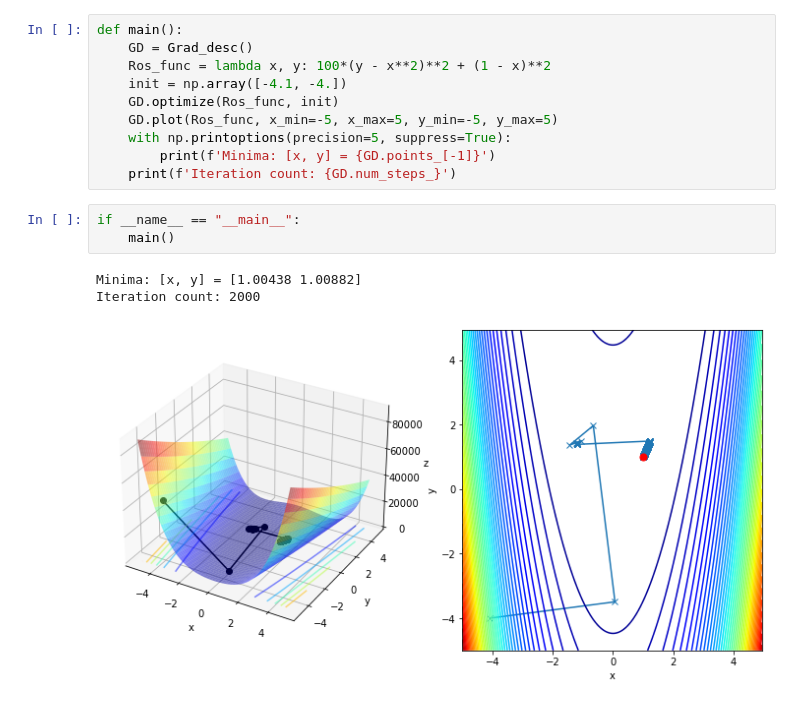
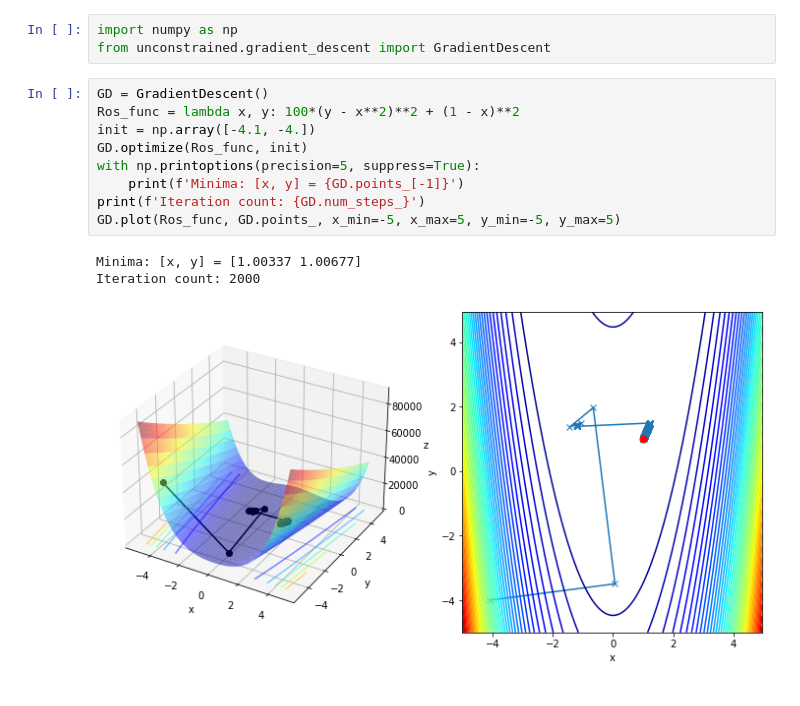
Before and after one commit to gittasche/Some-minimization-algorithms, a Jupyter notebook: GradientDescent.ipynb, the cells around one changed output. Cells and saved outputs as stored; diff of their text form.

```diff
--- a/GradientDescent.ipynb
+++ b/GradientDescent.ipynb
@@ -89,17 +1,16 @@ class Grad_desc(object):
+# %%
+import numpy as np
+from unconstrained.gradient_descent import GradientDescent
 # %%
-def main():
-    GD = Grad_desc()
-    Ros_func = lambda x, y: 100*(y - x**2)**2 + (1 - x)**2
-    init = np.array([-4.1, -4.])
-    GD.optimize(Ros_func, init)
-    GD.plot(Ros_func, x_min=-5, x_max=5, y_min=-5, y_max=5)
-    with np.printoptions(precision=5, suppress=True):
-        print(f'Minima: [x, y] = {GD.points_[-1]}')
-    print(f'Iteration count: {GD.num_steps_}')
+GD = GradientDescent()
+Ros_func = lambda x, y: 100*(y - x**2)**2 + (1 - x)**2
+init = np.array([-4.1, -4.])
+GD.optimize(Ros_func, init)
+with np.printoptions(precision=5, suppress=True):
+    print(f'Minima: [x, y] = {GD.points_[-1]}')
+print(f'Iteration count: {GD.num_steps_}')
+GD.plot(Ros_func, GD.points_, x_min=-5, x_max=5, y_min=-5, y_max=5)
+# %% [output]
+Minima: [x, y] = [1.00337 1.00677]
+Iteration count: 2000
+[figure, added]
-# %%
-if __name__ == "__main__":
-    main()
-# %% [output]
-Minima: [x, y] = [1.00438 1.00882]
-Iteration count: 2000
-[figure, removed]
```
Also changed, not shown: parts of 2 cells of this notebook, 10 other files.
